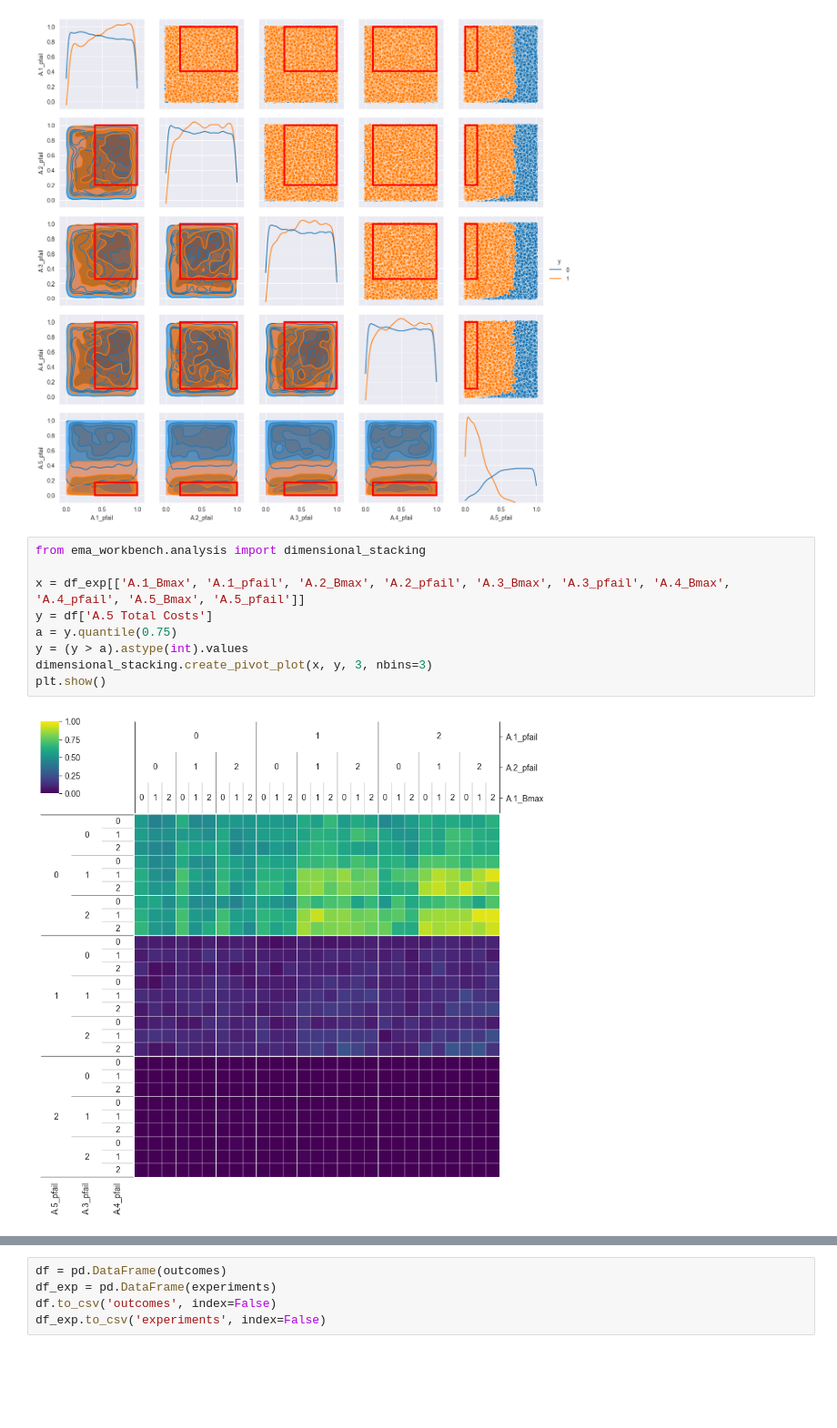
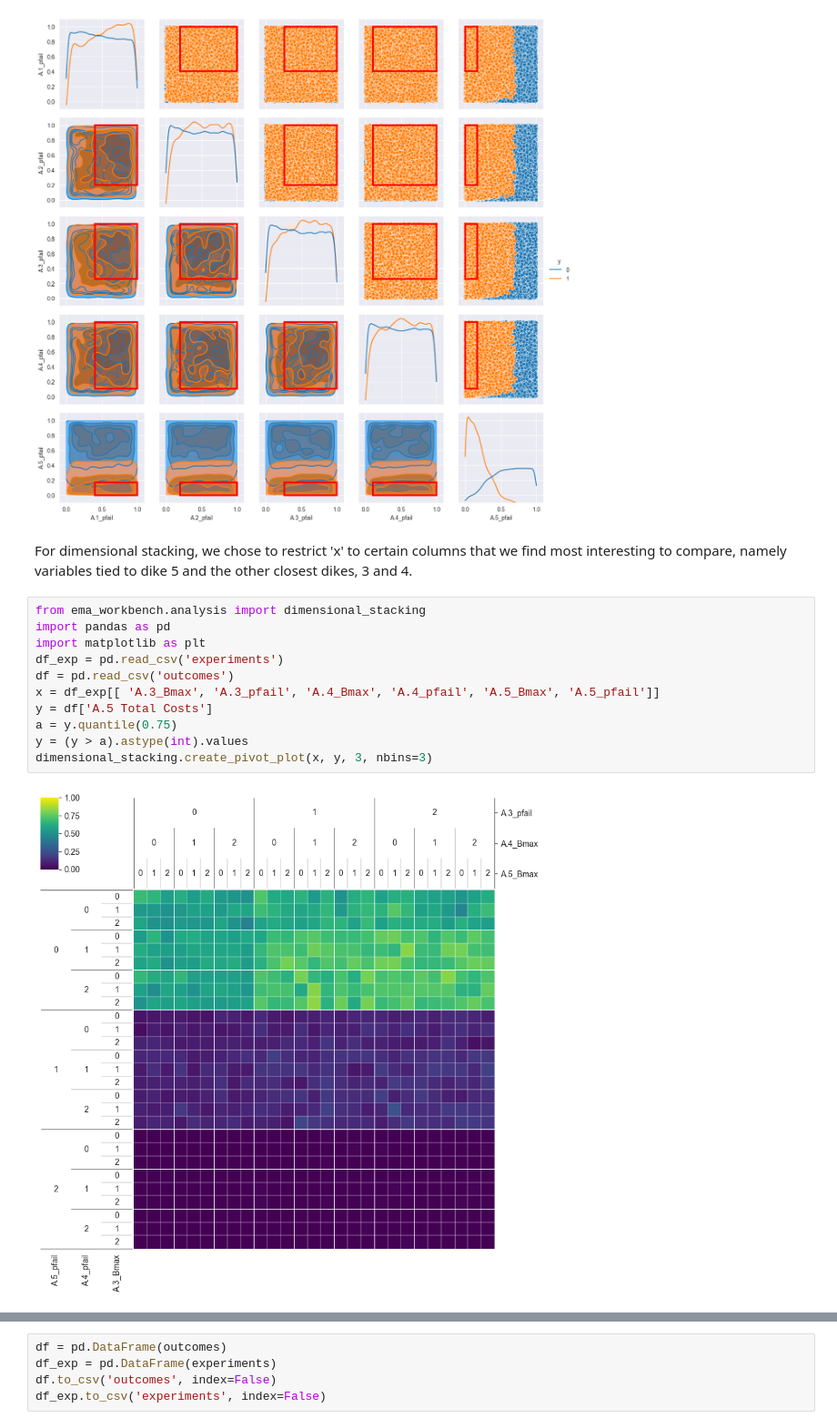
Before and after one commit to TanguiLG/Group13MBDM, a Jupyter notebook: Class Content/final assignment/PRIM.ipynb, the cells around one changed output, grey strips where cells are left out. Shown at 91% size. Saved outputs shown, nothing was run; the diff lists cells and outputs as text; blank space fills up the shorter version.

```diff
--- a/Class Content/final assignment/PRIM.ipynb
+++ b/Class Content/final assignment/PRIM.ipynb
@@ -135,14 +141,18 @@ box1.show_pairs_scatter()
 plt.show()
 # %% [output]
 [figure]
+# %% [markdown]
+For dimensional stacking, we chose to restrict 'x' to certain columns that we find most interesting to compare, namely variables tied to dike 5 and the other closest dikes, 3 and 4.
 # %%
 from ema_workbench.analysis import dimensional_stacking
-
-x = df_exp[['A.1_Bmax', 'A.1_pfail', 'A.2_Bmax', 'A.2_pfail', 'A.3_Bmax', 'A.3_pfail', 'A.4_Bmax', 'A.4_pfail', 'A.5_Bmax', 'A.5_pfail']]
+import pandas as pd
+import matplotlib as plt
+df_exp = pd.read_csv('experiments')
+df = pd.read_csv('outcomes')
+x = df_exp[[ 'A.3_Bmax', 'A.3_pfail', 'A.4_Bmax', 'A.4_pfail', 'A.5_Bmax', 'A.5_pfail']]
 y = df['A.5 Total Costs']
 a = y.quantile(0.75)
 y = (y > a).astype(int).values
 dimensional_stacking.create_pivot_plot(x, y, 3, nbins=3)
-plt.show()
 # %% [output]
-[figure, old version]
+[figure, new version]
```
Also changed, not shown: parts of 7 cells of this notebook, 1 other file.
